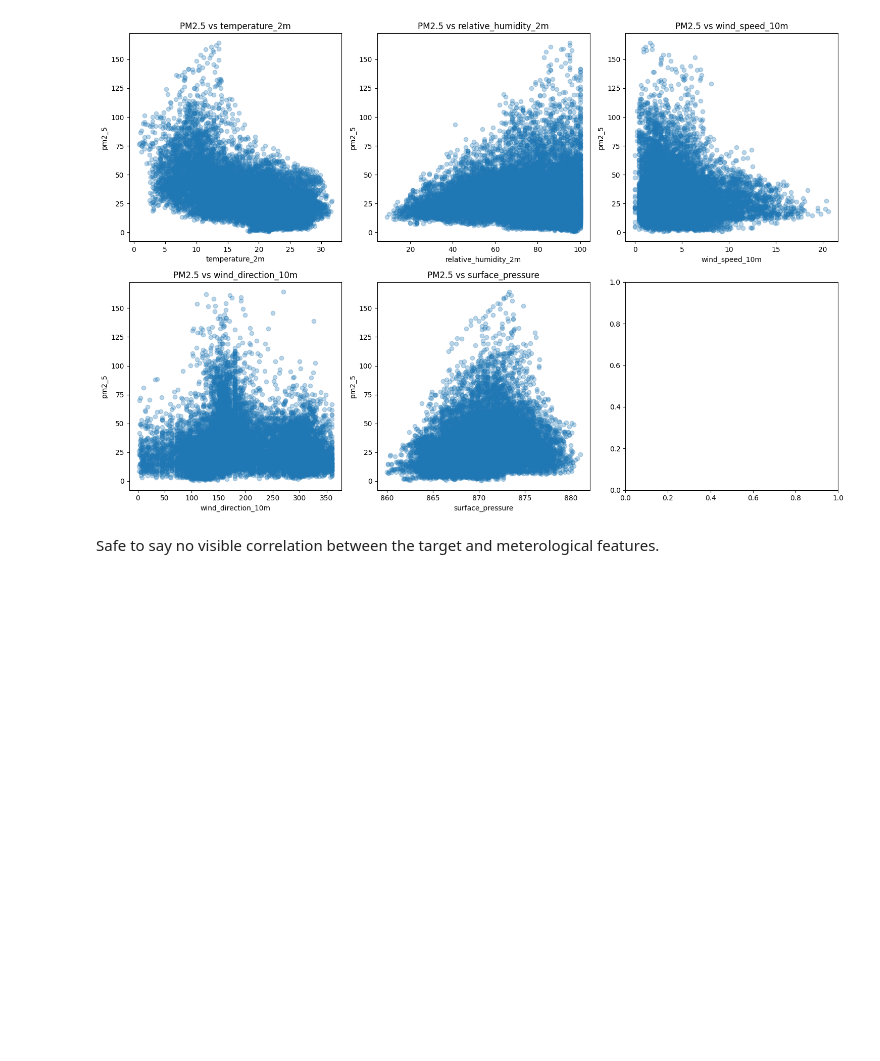
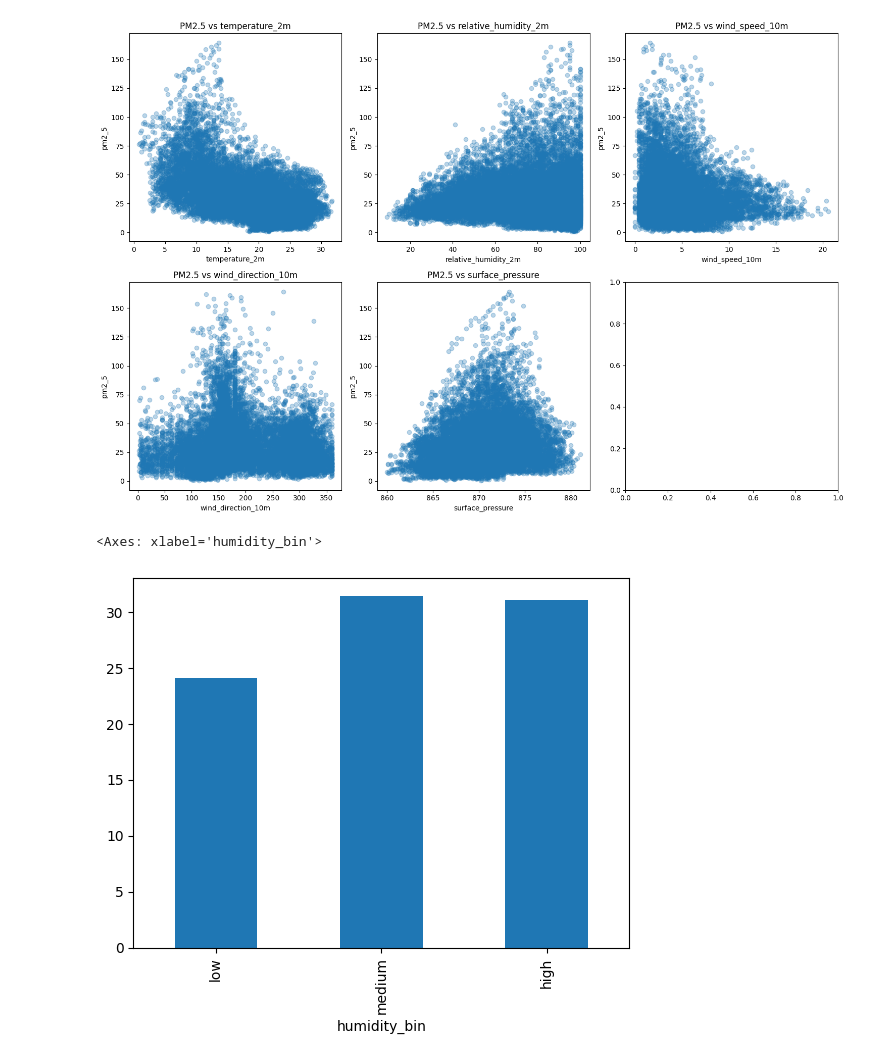
Before and after one commit to adarsha-7/pm25-forecasting, a Jupyter notebook: notebooks/eda/meterological_analysis.ipynb, the cells around one changed output. Saved outputs shown, nothing was run; the diff lists cells and outputs as text; code cells hidden in the pictures; blank space fills up the shorter version.

```diff
--- a/notebooks/eda/meterological_analysis.ipynb
+++ b/notebooks/eda/meterological_analysis.ipynb
@@ -45,5 +45,13 @@ plt.tight_layout()
 plt.show()
 # %% [output]
 [figure]
-# %% [markdown]
-Safe to say no visible correlation between the target and meterological features.
+# %%
+data["humidity_bin"] = pd.cut(
+    data["relative_humidity_2m"],
+    bins=[0, 40, 70, 100],
+    labels=["low", "medium", "high"]
+)
+data.groupby("humidity_bin")["pm2_5"].mean().plot(kind="bar")
+# %% [output]
+<Axes: xlabel='humidity_bin'>
+[figure, added]
```
